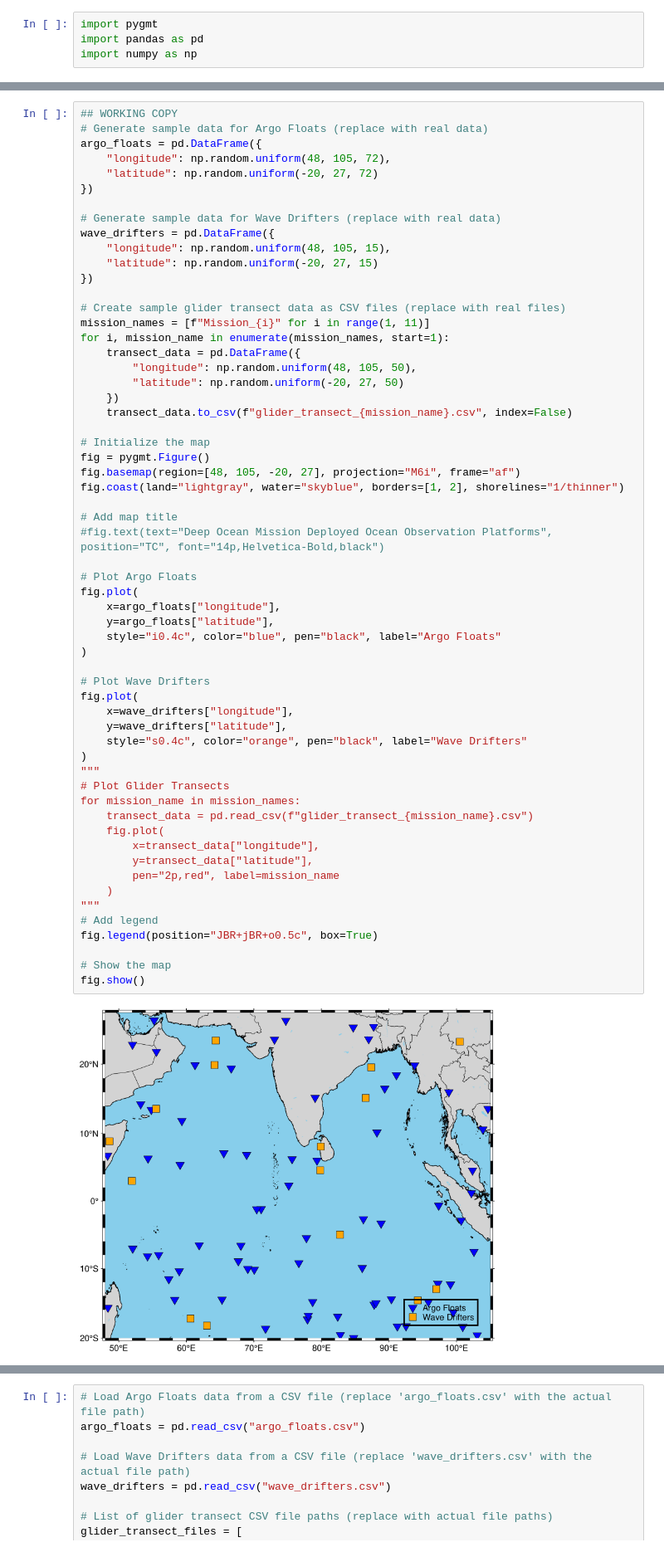
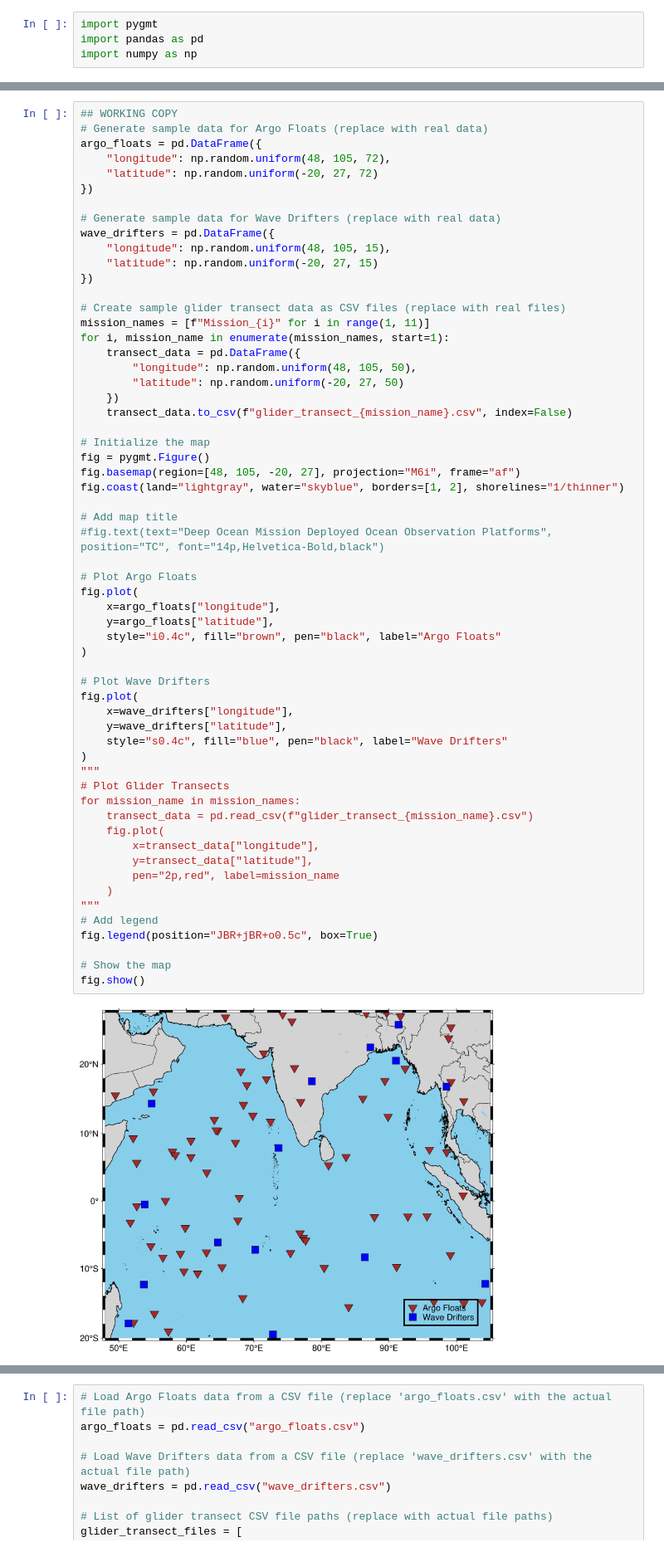
Before and after one commit to ravi19ved/my_projects, a Jupyter notebook: work/deep_ocean_mission_map.ipynb, the cells around one changed output, grey strips where cells are left out. Shown: that part at 83% size. Cells and saved outputs as stored; diff of their text form.

```diff
--- a/work/deep_ocean_mission_map.ipynb
+++ b/work/deep_ocean_mission_map.ipynb
@@ -172,36 +153,36 @@ fig.coast(land="lightgray", water="skyblue", borders=[1, 2], shorelines="1/thinn
 # Add map title
 #fig.text(text="Deep Ocean Mission Deployed Ocean Observation Platforms", position="TC", font="14p,Helvetica-Bold,black")
 
 # Plot Argo Floats
 fig.plot(
     x=argo_floats["longitude"],
     y=argo_floats["latitude"],
-    style="i0.4c", color="blue", pen="black", label="Argo Floats"
+    style="i0.4c", fill="brown", pen="black", label="Argo Floats"
 )
 
 # Plot Wave Drifters
 fig.plot(
     x=wave_drifters["longitude"],
     y=wave_drifters["latitude"],
-    style="s0.4c", color="orange", pen="black", label="Wave Drifters"
+    style="s0.4c", fill="blue", pen="black", label="Wave Drifters"
 )
 """
 # Plot Glider Transects
 for mission_name in mission_names:
     transect_data = pd.read_csv(f"glider_transect_{mission_name}.csv")
     fig.plot(
         x=transect_data["longitude"],
         y=transect_data["latitude"],
         pen="2p,red", label=mission_name
     )
 """
 # Add legend
 fig.legend(position="JBR+jBR+o0.5c", box=True)
 
 # Show the map
 fig.show()
 # %% [output]
-[figure, old version]
+[figure, new version]
 # %%
 # Load Argo Floats data from a CSV file (replace 'argo_floats.csv' with the actual file path)
 argo_floats = pd.read_csv("argo_floats.csv")
```
Also changed, not shown: parts of 3 cells of this notebook, 28 other files.
